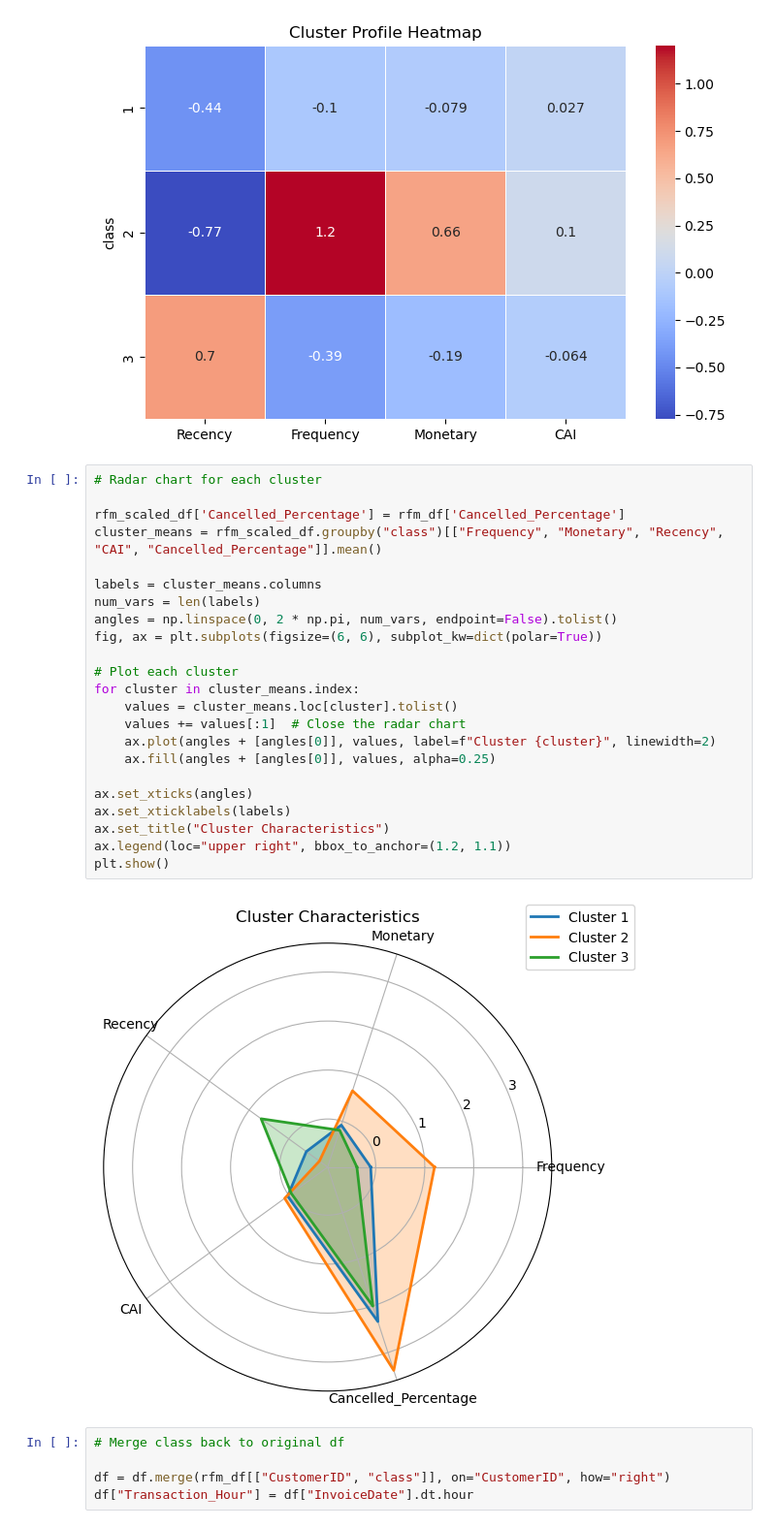
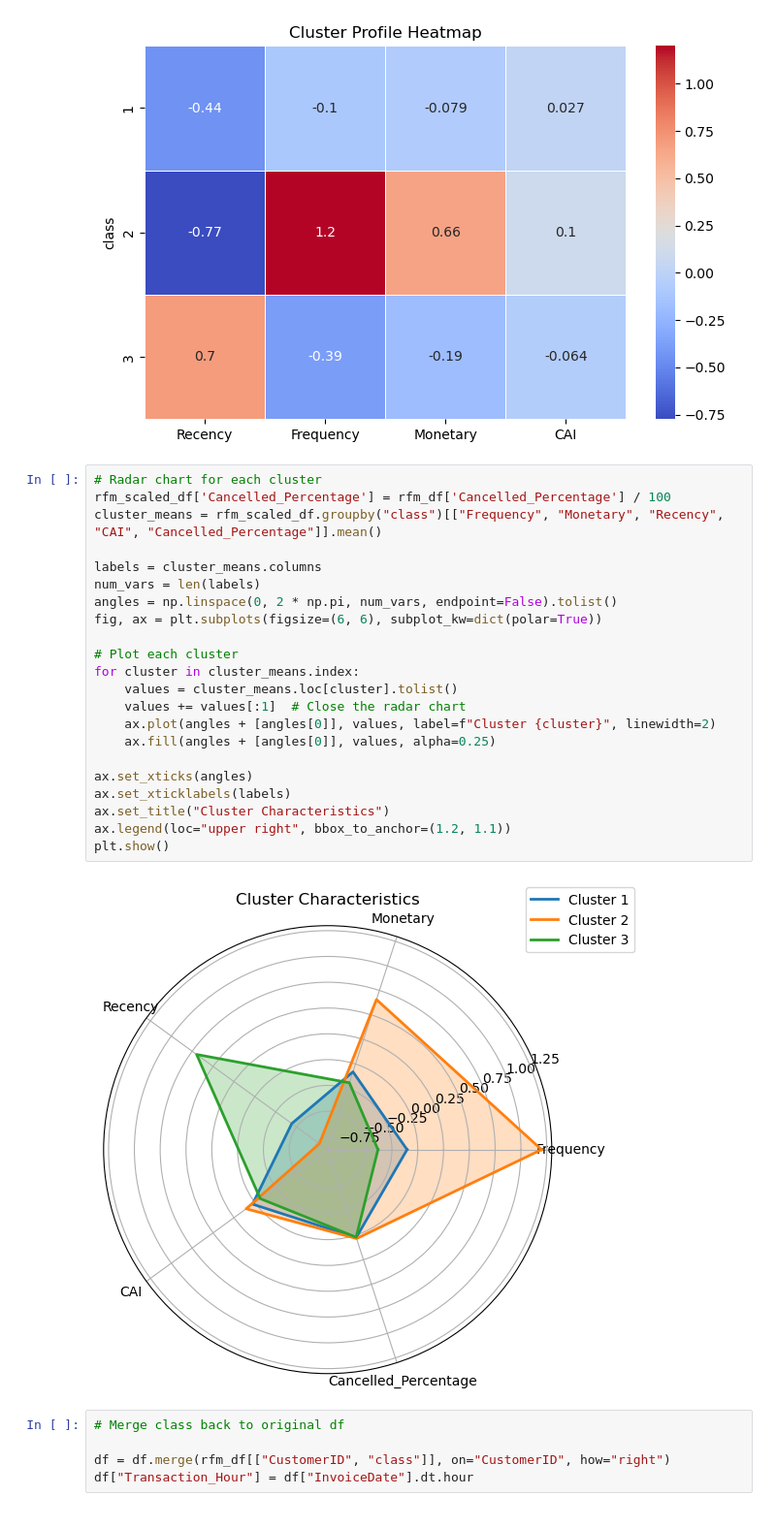
Before and after one commit to cjw612/Customer_Clustering_Business_Report, a Jupyter notebook: Segmentation.ipynb, the cells around one changed output. Shown at 97% size. Drawn from its saved outputs; the diff is of its cells as text.

```diff
--- a/Segmentation.ipynb
+++ b/Segmentation.ipynb
@@ -324,29 +324,28 @@ plt.show()
 [figure]
 # %%
 # Radar chart for each cluster
-
-rfm_scaled_df['Cancelled_Percentage'] = rfm_df['Cancelled_Percentage']
+rfm_scaled_df['Cancelled_Percentage'] = rfm_df['Cancelled_Percentage'] / 100
 cluster_means = rfm_scaled_df.groupby("class")[["Frequency", "Monetary", "Recency", "CAI", "Cancelled_Percentage"]].mean()
 
 labels = cluster_means.columns
 num_vars = len(labels)
 angles = np.linspace(0, 2 * np.pi, num_vars, endpoint=False).tolist()
 fig, ax = plt.subplots(figsize=(6, 6), subplot_kw=dict(polar=True))
 
 # Plot each cluster
 for cluster in cluster_means.index:
     values = cluster_means.loc[cluster].tolist()
     values += values[:1]  # Close the radar chart
     ax.plot(angles + [angles[0]], values, label=f"Cluster {cluster}", linewidth=2)
     ax.fill(angles + [angles[0]], values, alpha=0.25)
 
 ax.set_xticks(angles)
 ax.set_xticklabels(labels)
 ax.set_title("Cluster Characteristics")
 ax.legend(loc="upper right", bbox_to_anchor=(1.2, 1.1))
 plt.show()
 # %% [output]
-[figure, old version]
+[figure, new version]
 # %%
 # Merge class back to original df
 
```
Also changed, not shown: 1 other file.
